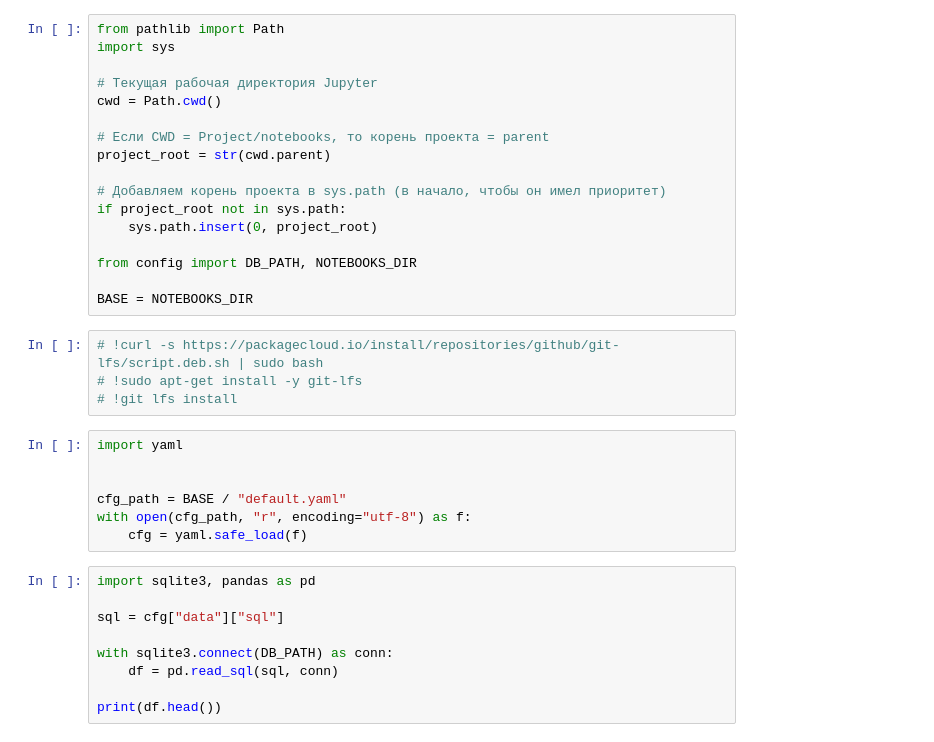
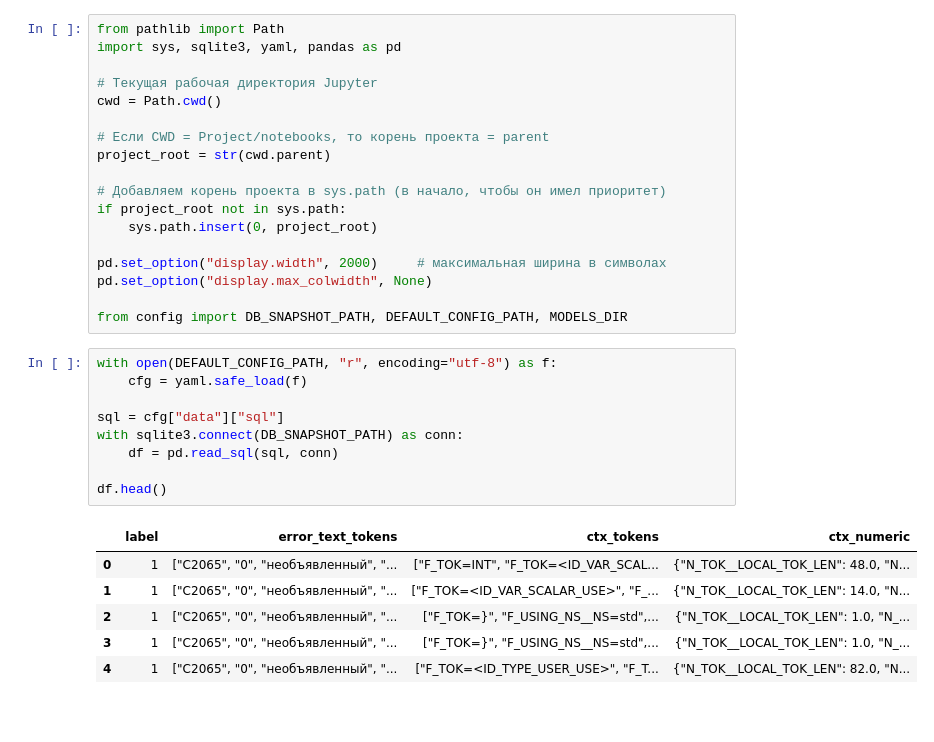
Before and after one commit to Tasyaak/TPPOProject, a Jupyter notebook: notebooks/training_models.ipynb, the cells around one changed output. Cells and saved outputs as stored; diff of their text form; blank space fills up the shorter version.

```diff
--- a/notebooks/training_models.ipynb
+++ b/notebooks/training_models.ipynb
@@ -1,6 +1,6 @@
 # %%
 from pathlib import Path
-import sys
+import sys, sqlite3, yaml, pandas as pd
 
 # Текущая рабочая директория Jupyter
 cwd = Path.cwd()
@@ -12,26 +12,23 @@ project_root = str(cwd.parent)
 if project_root not in sys.path:
     sys.path.insert(0, project_root)
 
-from config import DB_PATH, NOTEBOOKS_DIR
+pd.set_option("display.width", 2000)     # максимальная ширина в символах
+pd.set_option("display.max_colwidth", None)
 
-BASE = NOTEBOOKS_DIR
+from config import DB_SNAPSHOT_PATH, DEFAULT_CONFIG_PATH, MODELS_DIR
-# %%
-# !curl -s https://packagecloud.io/install/repositories/github/git-lfs/script.deb.sh | sudo bash
-# !sudo apt-get install -y git-lfs
-# !git lfs install
-# %%
-import yaml
-
-
-cfg_path = BASE / "default.yaml"
-with open(cfg_path, "r", encoding="utf-8") as f:
-    cfg = yaml.safe_load(f)
 # %%
-import sqlite3, pandas as pd
+with open(DEFAULT_CONFIG_PATH, "r", encoding="utf-8") as f:
+    cfg = yaml.safe_load(f)
 
 sql = cfg["data"]["sql"]
-
-with sqlite3.connect(DB_PATH) as conn:
+with sqlite3.connect(DB_SNAPSHOT_PATH) as conn:
     df = pd.read_sql(sql, conn)
 
-print(df.head())
+df.head()
+# %% [output]
+|  | label | error_text_tokens | ctx_tokens | ctx_numeric |
+| 0 | 1 | ["C2065", "0", "необъявленный", "... | ["F_TOK=INT", "F_TOK=<ID_VAR_SCAL... | {"N_TOK__LOCAL_TOK_LEN": 48.0, "N... |
+| 1 | 1 | ["C2065", "0", "необъявленный", "... | ["F_TOK=<ID_VAR_SCALAR_USE>", "F_... | {"N_TOK__LOCAL_TOK_LEN": 14.0, "N... |
+| 2 | 1 | ["C2065", "0", "необъявленный", "... | ["F_TOK=}", "F_USING_NS__NS=std",... | {"N_TOK__LOCAL_TOK_LEN": 1.0, "N_... |
+| 3 | 1 | ["C2065", "0", "необъявленный", "... | ["F_TOK=}", "F_USING_NS__NS=std",... | {"N_TOK__LOCAL_TOK_LEN": 1.0, "N_... |
+| 4 | 1 | ["C2065", "0", "необъявленный", "... | ["F_TOK=<ID_TYPE_USER_USE>", "F_T... | {"N_TOK__LOCAL_TOK_LEN": 82.0, "N... |
```
Also changed, not shown: parts of 17 cells of this notebook, 9 other files.
